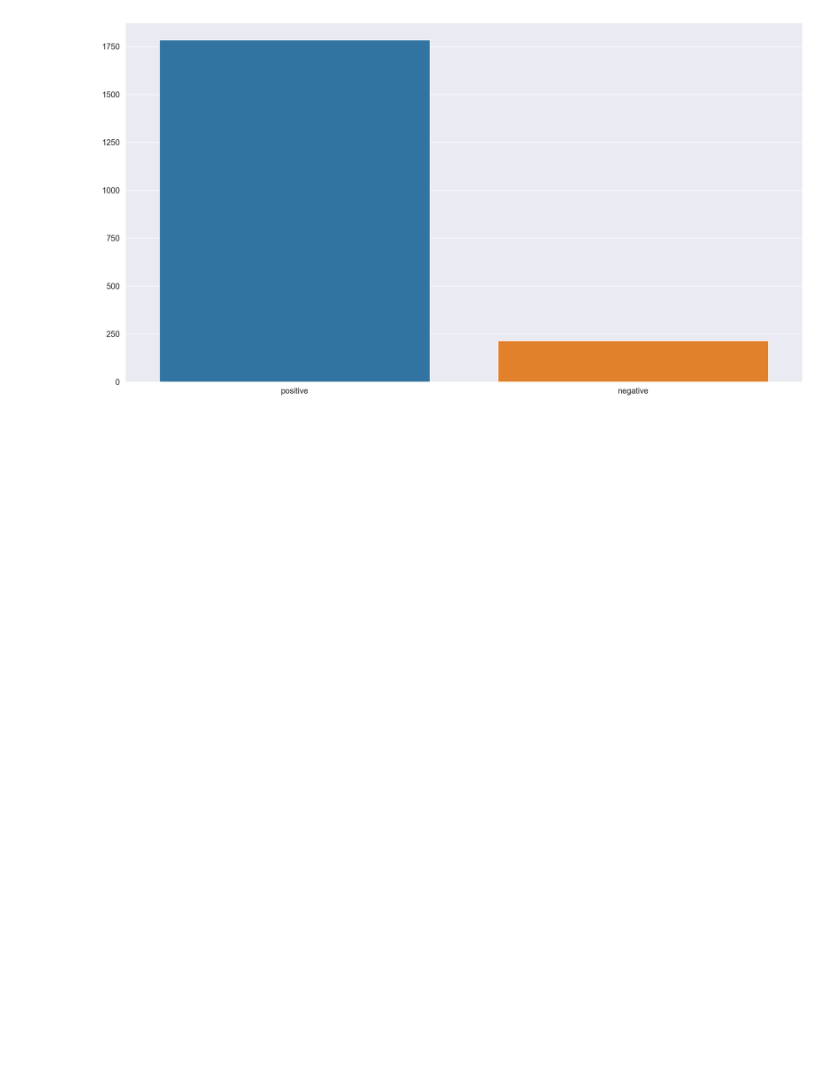
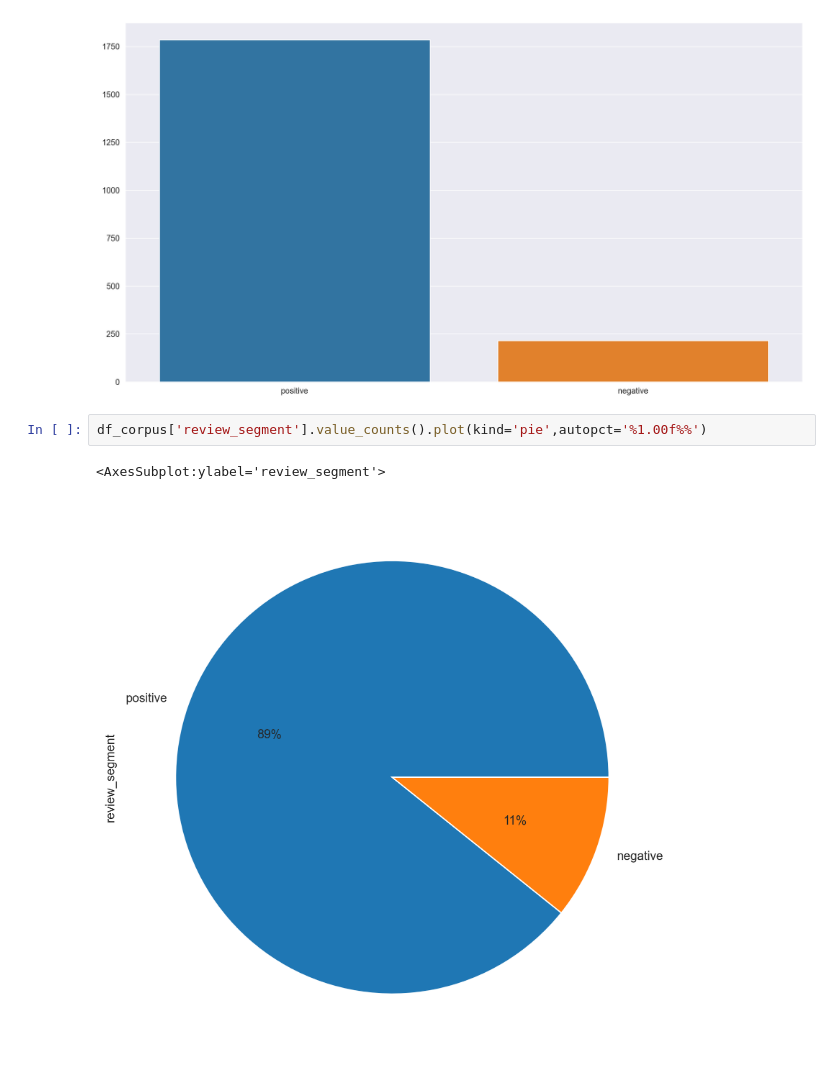
Before and after one commit to kunal-mallick/Data-Science-Assignments, a Jupyter notebook: Assignment_11_Text Mining/Code/Q1_Elon_musk.ipynb, the cells around one changed output. Saved outputs shown, nothing was run; the diff lists cells and outputs as text; blank space fills up the shorter version.

```diff
--- a/Assignment_11_Text Mining/Code/Q1_Elon_musk.ipynb
+++ b/Assignment_11_Text Mining/Code/Q1_Elon_musk.ipynb
@@ -285,3 +285,8 @@ sns.barplot(df_corpus['review_segment'].value_counts().index, df_corpus['review_
 # %% [output]
 <AxesSubplot:>
 [figure]
+# %%
+df_corpus['review_segment'].value_counts().plot(kind='pie',autopct='%1.00f%%')
+# %% [output]
+<AxesSubplot:ylabel='review_segment'>
+[figure, added]
```
